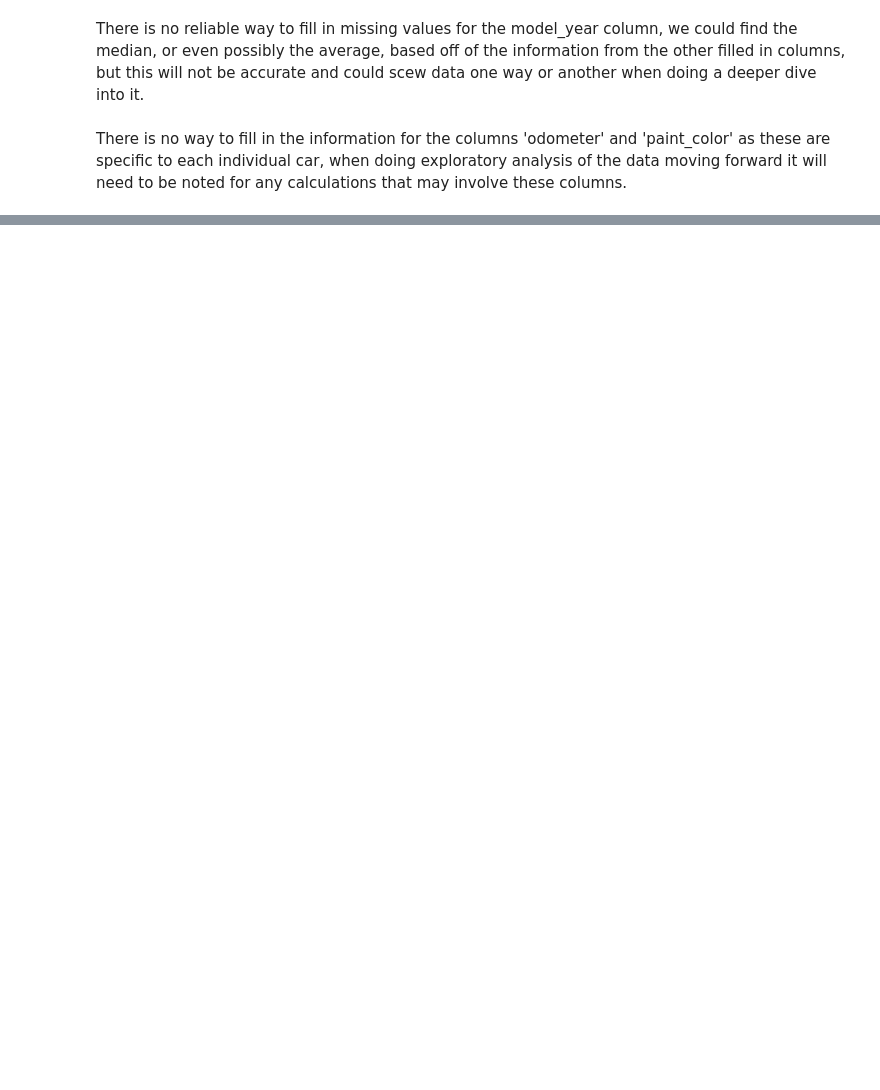
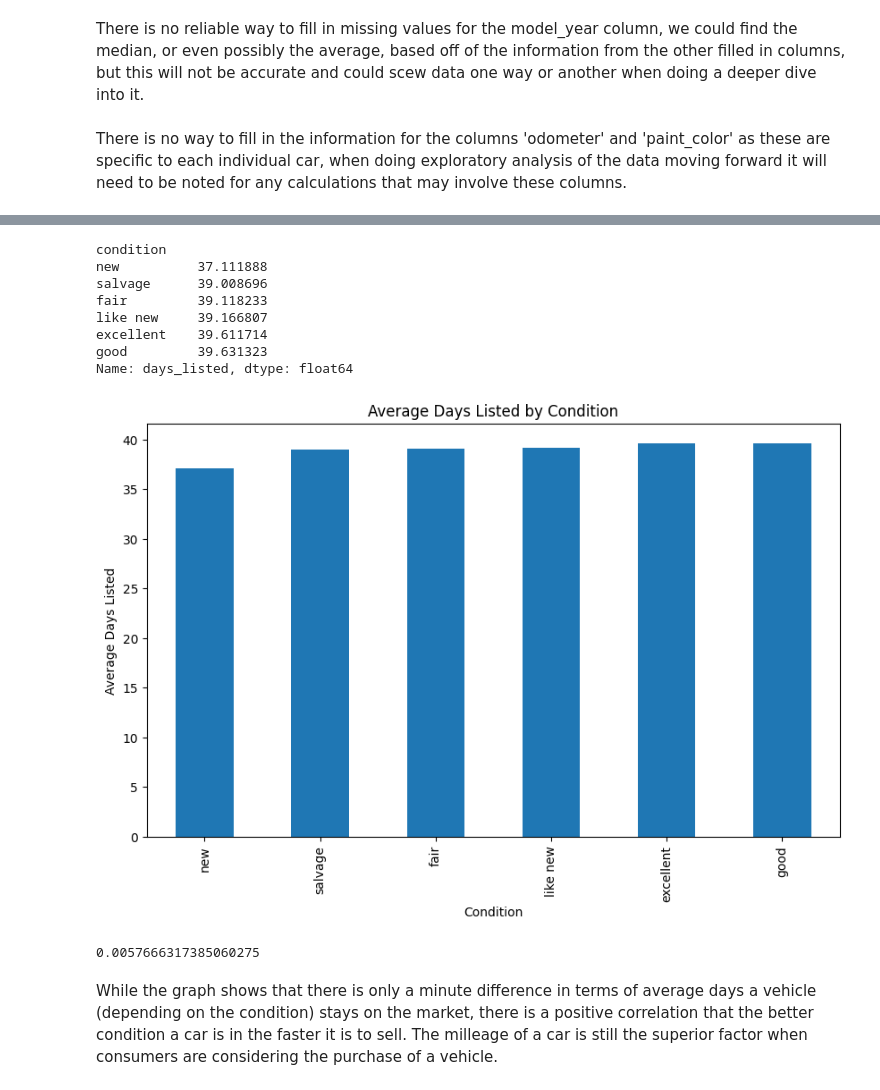
Before and after one commit to michav95/Car-Advertisement, a Jupyter notebook: Notebooks/EDA.ipynb, the cells around one changed output, grey strips where cells are left out. Cells and saved outputs as stored; diff of their text form; code cells hidden in the pictures; blank space fills up the shorter version.

```diff
--- a/Notebooks/EDA.ipynb
+++ b/Notebooks/EDA.ipynb
@@ -145,0 +165,11 @@ max      271.00000
+# %%
+# We need to find the times each type of vehicle appears in the DataFrame before we can do any sort of quantitative analysis or graphing due to the fact that the 'model' column is a str type, not a float or int type
+model_count = df['model'].value_counts()
+print(model_count)
+
+
+# We need to add this as a new column into the existing DataFrame so that we can analyse it against other columns of data
+df['model_count'] = df.groupby('model')['model'].transform('count')
+
+# Ensure that the column was properly added and displays correct values
+print(df.head())
@@ -145,0 +219,29 @@ max      271.00000
+# %%
+# Add to the DataFrame so we can plot it against the days listed
+df['cond_count'] = df.groupby('condition')['condition'].transform('count')
+
+# Plot to see the relationship between the condition of the vehicle and the average amount of days it spent on the market
+avg_days = df.groupby('condition')['days_listed'].mean().sort_values()
+print(avg_days)
+
+avg_days.plot(kind='bar', figsize=(10,6))
+plt.title('Average Days Listed by Condition')
+plt.xlabel('Condition')
+plt.ylabel('Average Days Listed')
+plt.show()
+
+# Find the correlation between these two factors
+print(df['cond_count'].corr(df['days_listed']))
+# %% [output]
+condition
+new          37.111888
+salvage      39.008696
+fair         39.118233
+like new     39.166807
+excellent    39.611714
+good         39.631323
+Name: days_listed, dtype: float64
+[figure, added]
+0.0057666317385060275
+# %% [markdown]
+While the graph shows that there is only a minute difference in terms of average days a vehicle (depending on the condition) stays on the market, there is a positive correlation that the better condition a car is in the faster it is to sell. The milleage of a car is still the superior factor when consumers are considering the purchase of a vehicle.
```
Also changed, not shown: parts of 14 cells of this notebook.
